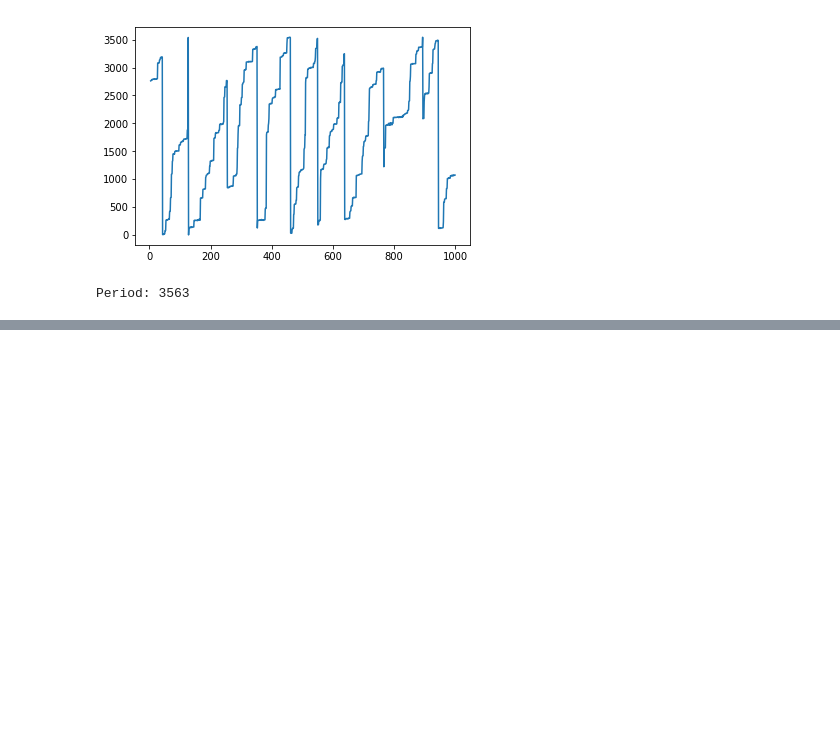
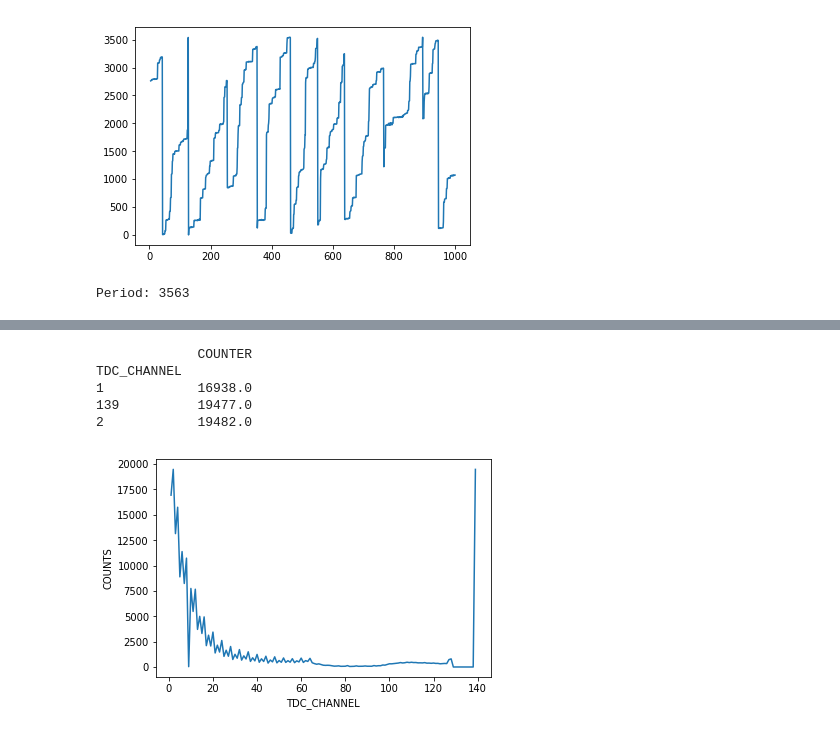
Before and after one commit to ceminente/LaboratoryOfComputationalPhysics, a Jupyter notebook: 05ex_Pandas.ipynb, the cells around one changed output, grey strips where cells are left out. Drawn from its saved outputs; the diff is of its cells as text; code cells hidden in the pictures; blank space fills up the shorter version.

```diff
--- a/05ex_Pandas.ipynb
+++ b/05ex_Pandas.ipynb
@@ -75,0 +96,6 @@ print(time)
+# %%
+#5
+import numpy.random as npr
+npr.seed(63)
+data.loc[:,'HEAD'] = npr.randint(0,2,size=len(data))
+#data
@@ -75,0 +107,21 @@ print(time)
+# %%
+#7 & 8
+#FPGA1
+fpga1 = data[data.FPGA == 1].loc[:,['TDC_CHANNEL']]
+
+fpga1['COUNTER'] = np.ones(len(fpga1))
+fpga1_in_order = fpga1.groupby('TDC_CHANNEL').sum()
+
+plt.plot(fpga1_in_order.loc[:,'COUNTER'])
+plt.xlabel('TDC_CHANNEL')
+plt.ylabel('COUNTS')
+
+noisy1 = fpga1_in_order.sort_values('COUNTER')
+print(noisy1.tail(3))
+# %% [output]
+             COUNTER
+TDC_CHANNEL
+1            16938.0
+139          19477.0
+2            19482.0
+[figure, added]
```
Also changed, not shown: parts of 11 cells of this notebook, 3 other files.
